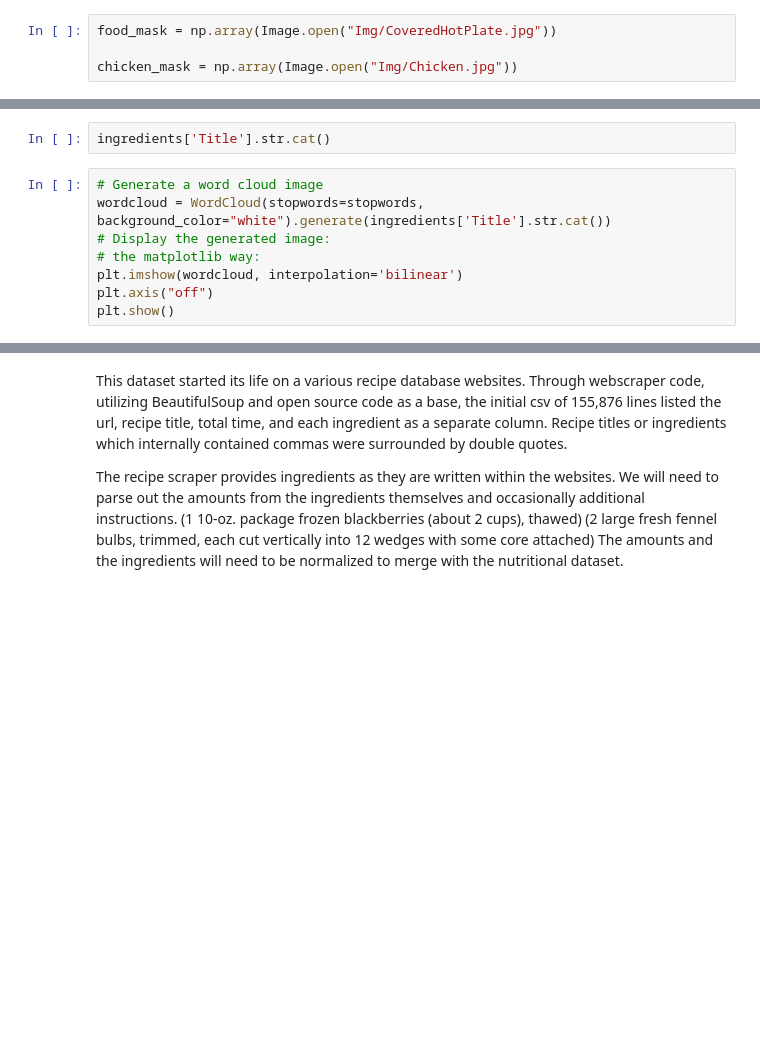
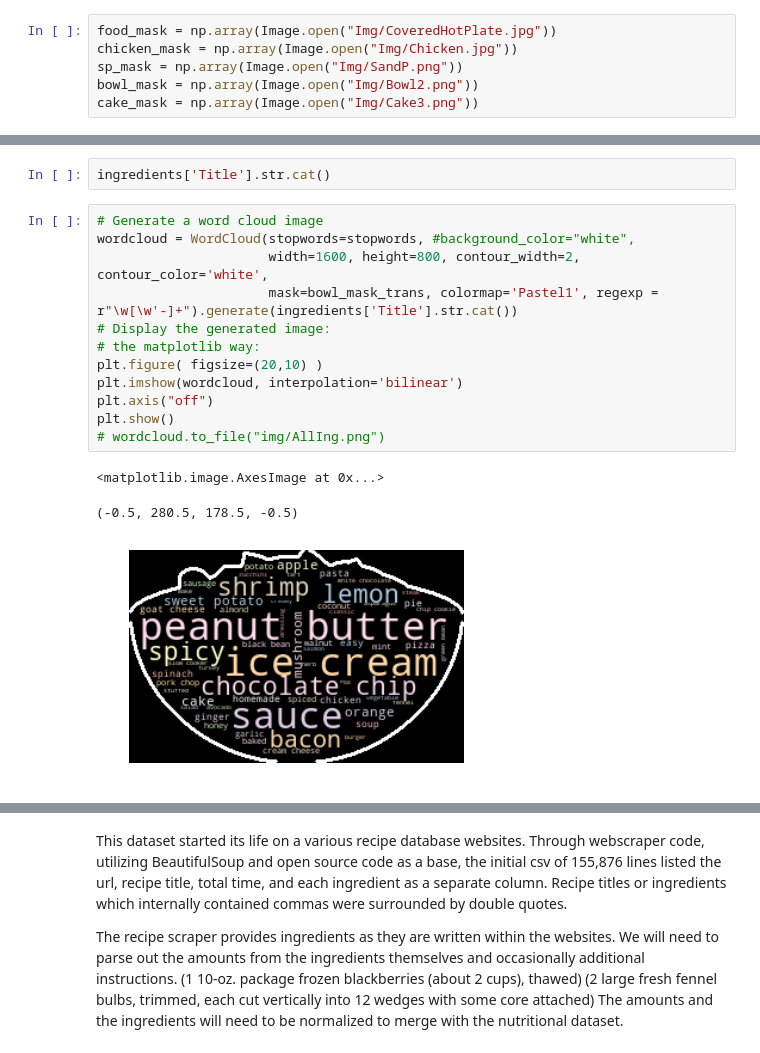
Before and after one commit to nemasobhani/Nutrition-from-Web-Scraped-Recipes, a Jupyter notebook: WordClouds.ipynb, the cells around one changed output, grey strips where cells are left out. Cells and saved outputs as stored; diff of their text form; blank space fills up the shorter version.

```diff
--- a/WordClouds.ipynb
+++ b/WordClouds.ipynb
@@ -248,4 +305,6 @@ def wc(site,section=('Title','AggIngredients'], pic=None):
 # %%
 food_mask = np.array(Image.open("Img/CoveredHotPlate.jpg"))
-
 chicken_mask = np.array(Image.open("Img/Chicken.jpg"))
+sp_mask = np.array(Image.open("Img/SandP.png"))
+bowl_mask = np.array(Image.open("Img/Bowl2.png"))
+cake_mask = np.array(Image.open("Img/Cake3.png"))
@@ -336,11 +439,19 @@ wc('cookstr', 'AggIngredients')
 ingredients['Title'].str.cat()
 # %%
 # Generate a word cloud image
-wordcloud = WordCloud(stopwords=stopwords, background_color="white").generate(ingredients['Title'].str.cat())
+wordcloud = WordCloud(stopwords=stopwords, #background_color="white",
+                      width=1600, height=800, contour_width=2, contour_color='white',
+                      mask=bowl_mask_trans, colormap='Pastel1', regexp = r"\w[\w'-]+").generate(ingredients['Title'].str.cat())
 # Display the generated image:
 # the matplotlib way:
+plt.figure( figsize=(20,10) )
 plt.imshow(wordcloud, interpolation='bilinear')
 plt.axis("off")
 plt.show()
+# wordcloud.to_file("img/AllIng.png")
+# %% [output]
+<matplotlib.image.AxesImage at 0x...>
+(-0.5, 280.5, 178.5, -0.5)
+[figure, added]
 # %%
 # Generate a word cloud image
```
Also changed, not shown: parts of 15 cells of this notebook, 15 other files.
